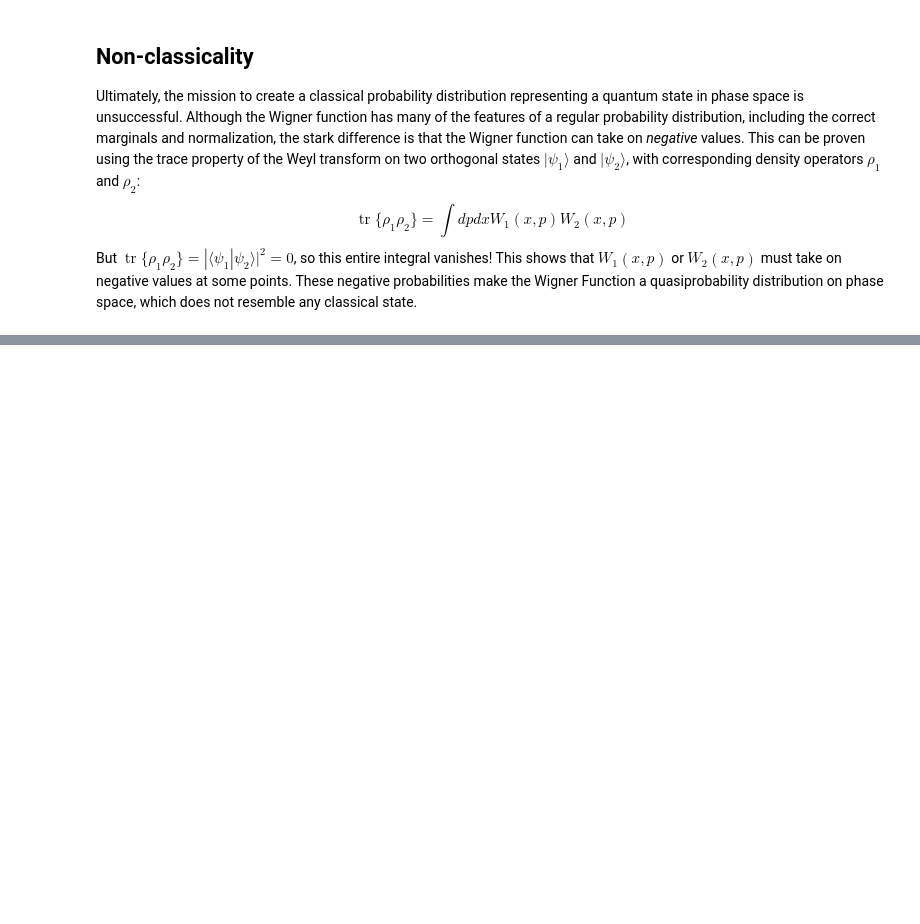
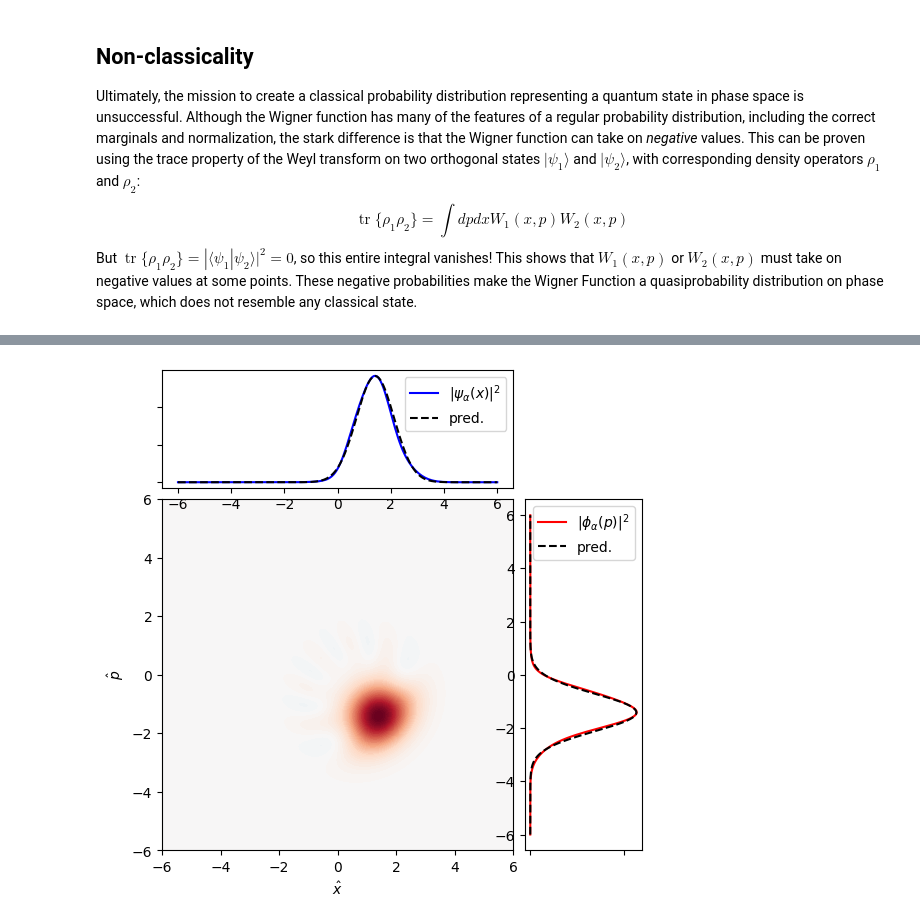
Before and after one commit to benmcdonough20/bosonic-qiskit-tutorials, a Jupyter notebook: bosonic_qiskit_textbook/4. wigner_distribution.ipynb, the cells around one changed output, grey strips where cells are left out. Drawn from its saved outputs; the diff is of its cells as text; code cells hidden in the pictures; blank space fills up the shorter version.

```diff
--- a/bosonic_qiskit_textbook/4. wigner_distribution.ipynb
+++ b/bosonic_qiskit_textbook/4. wigner_distribution.ipynb
@@ -137,0 +215,34 @@ The last term is just the Fourier transform of a Gaussian, and it is well-known
+# %%
+fig = plt.figure(figsize=(6,6))
+gs = fig.add_gridspec(2, 2,  width_ratios=(3, 1), height_ratios=(1, 3),
+                      left=0.1, right=0.9, bottom=0.1, top=0.9,
+                      wspace=0.05, hspace=0.05)
+ax = fig.add_subplot(gs[1,0])
+ax_x = fig.add_subplot(gs[0,0])
+ax_y = fig.add_subplot(gs[1,1])
+
+absmax = max(np.max(w), np.abs(np.min(w)))
+color_levels = np.linspace(-absmax, absmax, 100)
+
+#Plot the wigner function of the coherent state in the main panel with a colormap
+cont = ax.contourf(xaxis, yaxis, w, color_levels, cmap = "RdBu_r")
+
+#get the expected means and variance of the two distributions
+mux = np.sqrt(2)*np.real(alpha)
+muy = np.sqrt(2)*np.imag(alpha)
+sigma = .5
+
+#plot the distributions against the (normalized) marginals of the wigner function
+ax_x.plot(xaxis, x_dist,  label = r"$|\psi_\alpha(x)|^2$", c= "b")
+ax_x.plot(xaxis, 1/np.sqrt(2*np.pi*sigma)*np.exp(-(xaxis-mux)**2/(2*sigma)), c ="k", linestyle = "--", label="pred.")
+
+ax_y.plot(y_dist.T, yaxis, label = r"$|\phi_\alpha(p)|^2$", c = "r")
+ax_y.plot(1/np.sqrt(2*np.pi*sigma)*np.exp(-(yaxis-muy)**2/(2*sigma)), yaxis, c="k", linestyle = "--", label = "pred.")
+
+ax.set(xlabel=r"$\hat x$", ylabel=r"$\hat p$")
+ax_x.legend()
+ax_y.legend()
+ax_x.set_yticklabels([]);
+ax_y.set_xticklabels([]);
+# %% [output]
+[figure, added]
```
Also changed, not shown: parts of 15 cells of this notebook, 2 other files.
